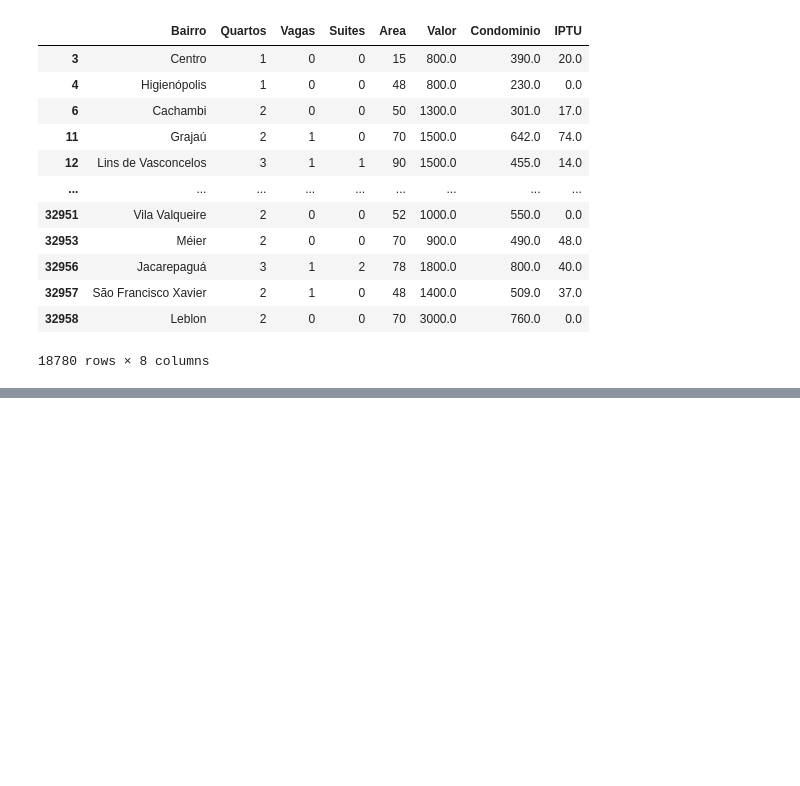
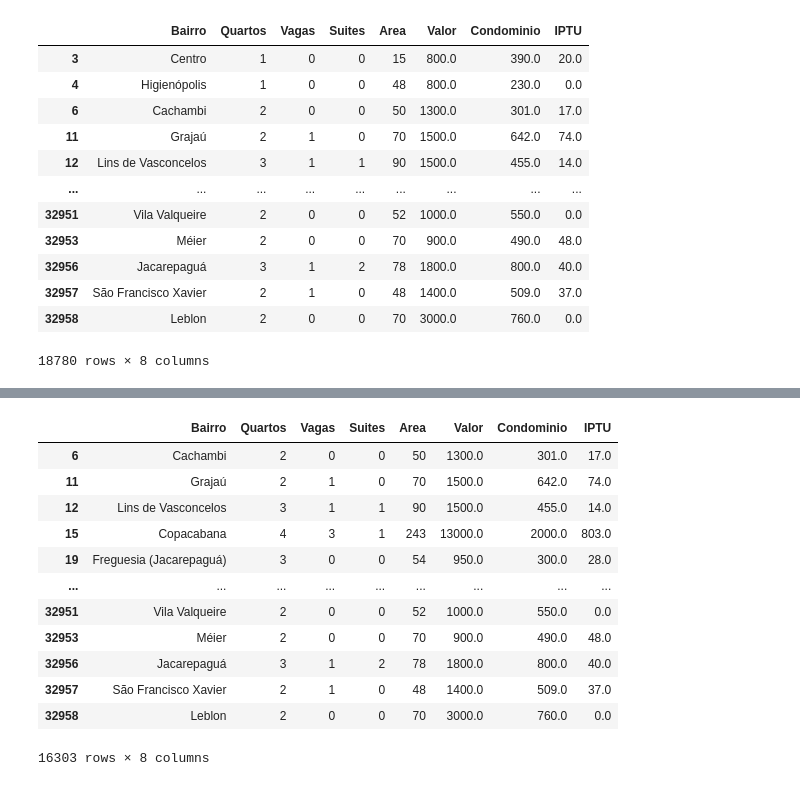
Before and after one commit to apollo920/Pandas-Library, a Jupyter notebook: projeto_imobiliaria.ipynb, the cells around one changed output, grey strips where cells are left out. Drawn from its saved outputs; the diff is of its cells as text; code cells hidden in the pictures; blank space fills up the shorter version.

Commit message:
Aplicando filtros

```diff
--- a/projeto_imobiliaria.ipynb
+++ b/projeto_imobiliaria.ipynb
@@ -178,0 +593,2 @@ df_apartamentos
+# %%
+df_apartamentos_maisq2 = df_apartamentos['Quartos'] >=2
@@ -178,0 +608,17 @@ df_apartamentos
+# %%
+filtro1 = df_apartamentos[df_apartamentos_maisq2]
+filtro1
+# %% [output]
+|  | Bairro | Quartos | Vagas | Suites | Area | Valor | Condominio | IPTU |
+| 6 | Cachambi | 2 | 0 | 0 | 50 | 1300.0 | 301.0 | 17.0 |
+| 11 | Grajaú | 2 | 1 | 0 | 70 | 1500.0 | 642.0 | 74.0 |
+| 12 | Lins de Vasconcelos | 3 | 1 | 1 | 90 | 1500.0 | 455.0 | 14.0 |
+| 15 | Copacabana | 4 | 3 | 1 | 243 | 13000.0 | 2000.0 | 803.0 |
+| 19 | Freguesia (Jacarepaguá) | 3 | 0 | 0 | 54 | 950.0 | 300.0 | 28.0 |
+| ... | ... | ... | ... | ... | ... | ... | ... | ... |
+| 32951 | Vila Valqueire | 2 | 0 | 0 | 52 | 1000.0 | 550.0 | 0.0 |
+| 32953 | Méier | 2 | 0 | 0 | 70 | 900.0 | 490.0 | 48.0 |
+| 32956 | Jacarepaguá | 3 | 1 | 2 | 78 | 1800.0 | 800.0 | 40.0 |
+| 32957 | São Francisco Xavier | 2 | 1 | 0 | 48 | 1400.0 | 509.0 | 37.0 |
+| 32958 | Leblon | 2 | 0 | 0 | 70 | 3000.0 | 760.0 | 0.0 |
+16303 rows × 8 columns
```
Also changed, not shown: parts of 50 cells of this notebook.
